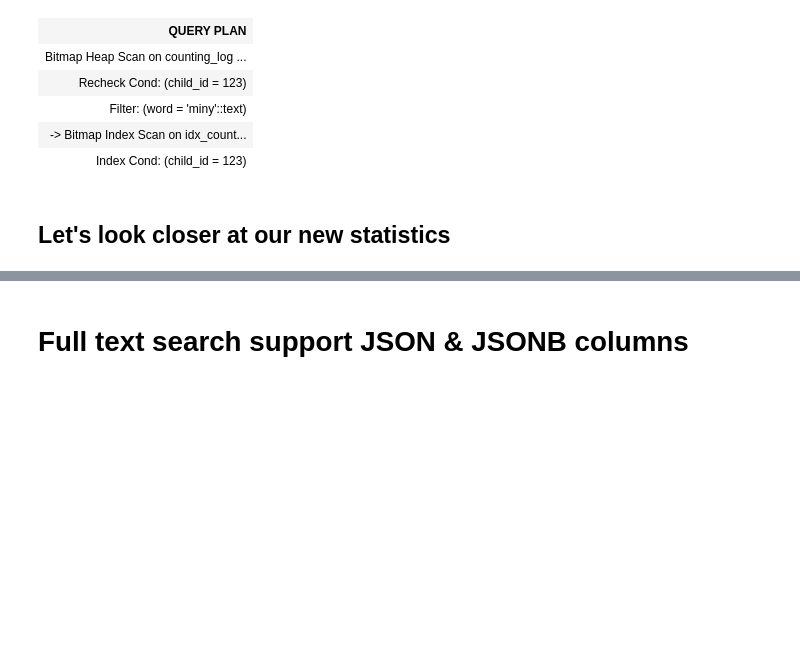
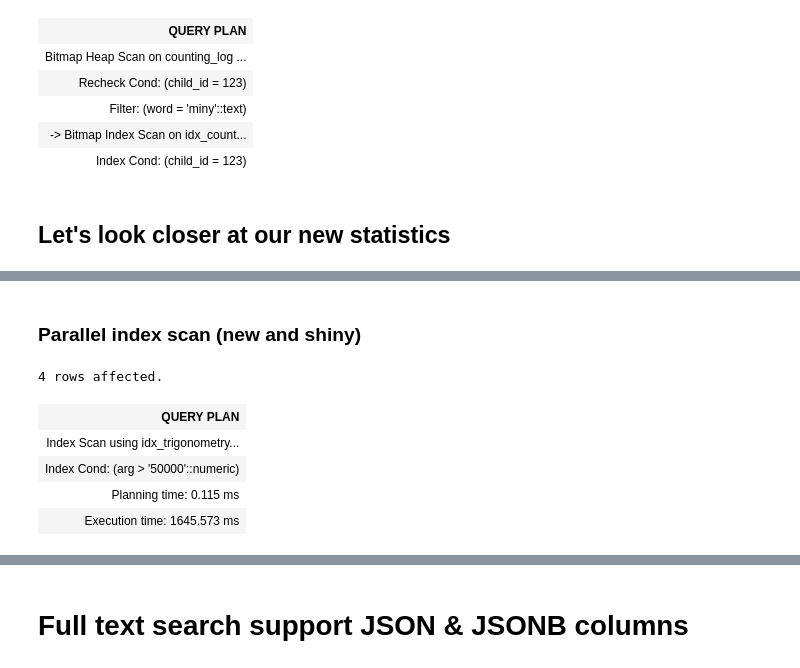
Before and after one commit to jakubwilkowski/pg10, a Jupyter notebook: pg10.ipynb, the cells around one changed output, grey strips where cells are left out. Saved outputs shown, nothing was run; the diff lists cells and outputs as text; code cells hidden in the pictures; blank space fills up the shorter version.

```diff
--- a/pg10.ipynb
+++ b/pg10.ipynb
@@ -547,0 +636,12 @@ Done.
+# %% [markdown]
+### Parallel index scan (new and shiny)
+# %%
+%%sql $connection10
+EXPLAIN ANALYZE SELECT * FROM trigonometry WHERE arg > 50000;
+# %% [output]
+4 rows affected.
+| QUERY PLAN |
+| Index Scan using idx_trigonometry... |
+| Index Cond: (arg > '50000'::numeric) |
+| Planning time: 0.115 ms |
+| Execution time: 1645.573 ms |
```
Also changed, not shown: parts of 20 cells of this notebook, 5 other files.
